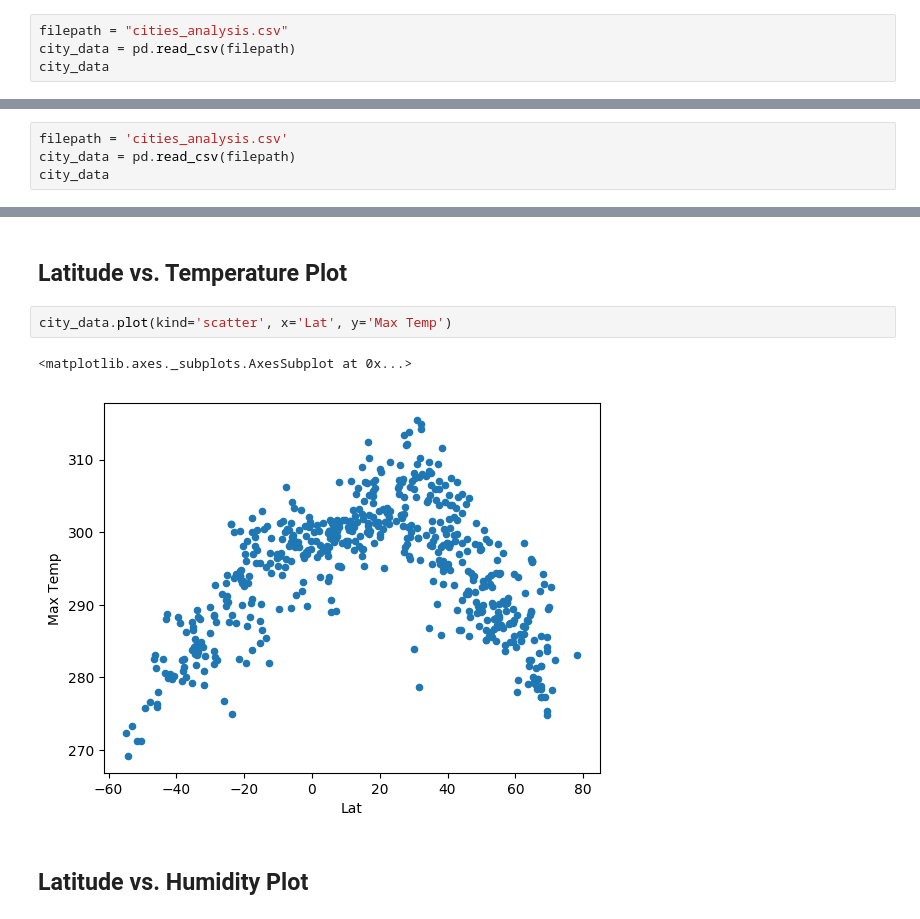
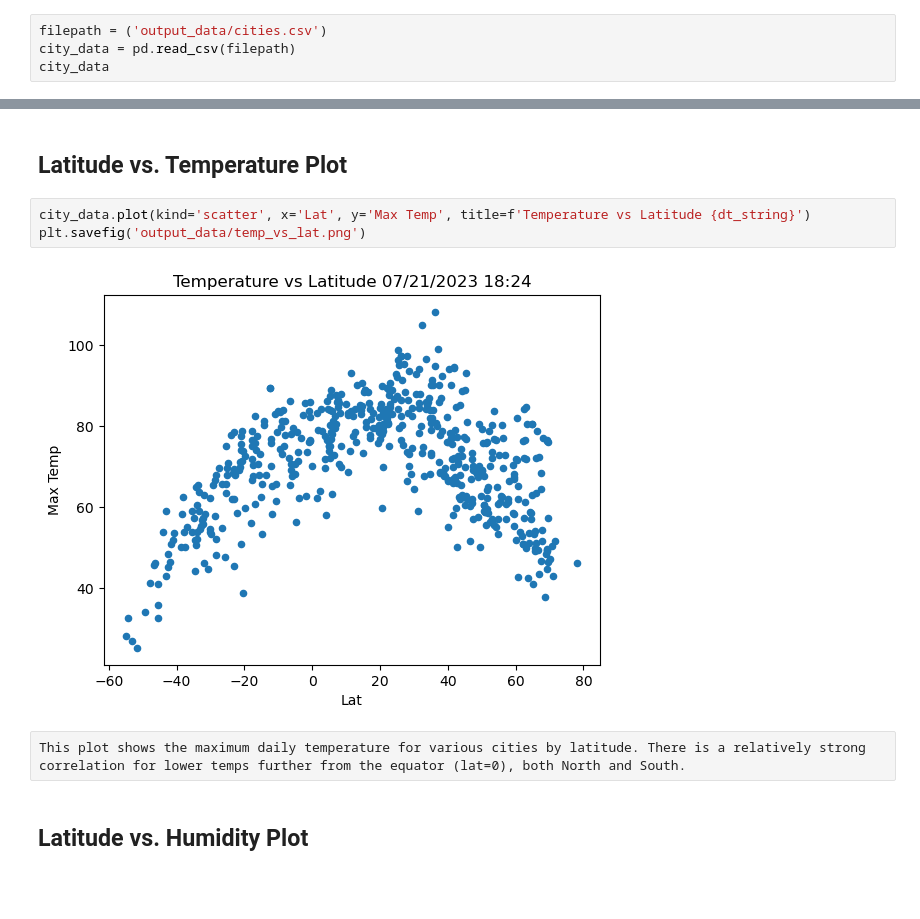
Before and after one commit to redtea3930/weather-api-visualizations, a Jupyter notebook: WeatherAPI.ipynb, the cells around one changed output, grey strips where cells are left out. Drawn from its saved outputs; the diff is of its cells as text; blank space fills up the shorter version.

```diff
--- a/WeatherAPI.ipynb
+++ b/WeatherAPI.ipynb
@@ -162,5 +171,5 @@ Skip this step if there are no cities that have humidity > 100%.
 # %%
-filepath = "cities_analysis.csv"
+filepath = ('output_data/cities.csv')
 city_data = pd.read_csv(filepath)
 city_data
 # %% [output]
@@ -202,7 +190,3 @@ clean_city_data
 ## Plotting the Data
 * Use proper labeling of the plots using plot titles (including date of analysis) and axes labels.
 * Save the plotted figures as .pngs.
-# %%
-filepath = 'cities_analysis.csv'
-city_data = pd.read_csv(filepath)
-city_data
@@ -223,10 +193,12 @@ city_data
 # %% [markdown]
 ## Latitude vs. Temperature Plot
 # %%
-city_data.plot(kind='scatter', x='Lat', y='Max Temp')
+city_data.plot(kind='scatter', x='Lat', y='Max Temp', title=f'Temperature vs Latitude {dt_string}')
+plt.savefig('output_data/temp_vs_lat.png')
 # %% [output]
-<matplotlib.axes._subplots.AxesSubplot at 0x...>
-[figure, old version]
+[figure, new version]
+# %% [raw]
+This plot shows the maximum daily temperature for various cities by latitude. There is a relatively strong correlation for lower temps further from the equator (lat=0), both North and South.
 # %% [markdown]
 ## Latitude vs. Humidity Plot
 # %%
```
Also changed, not shown: parts of 46 cells of this notebook, 15 other files.
